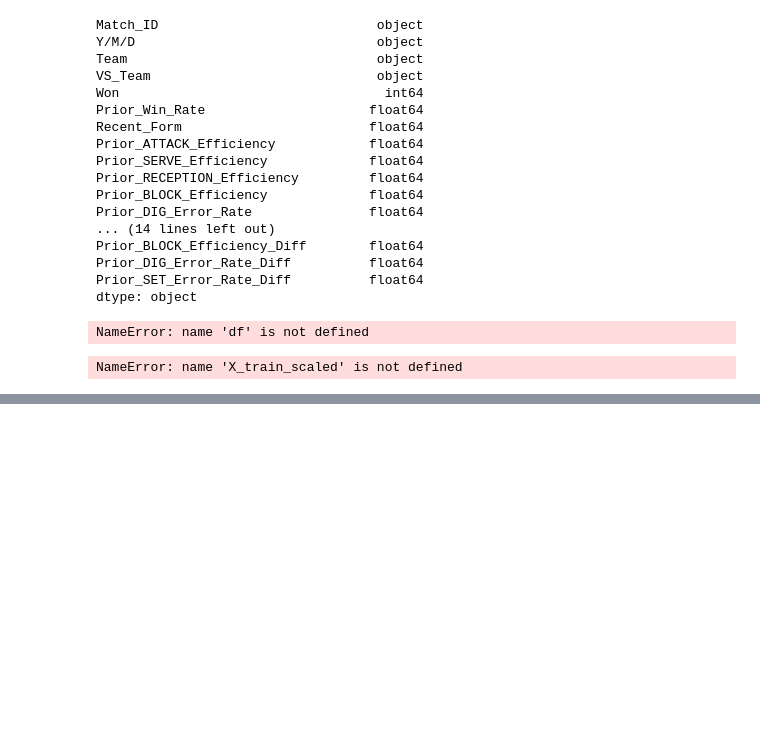
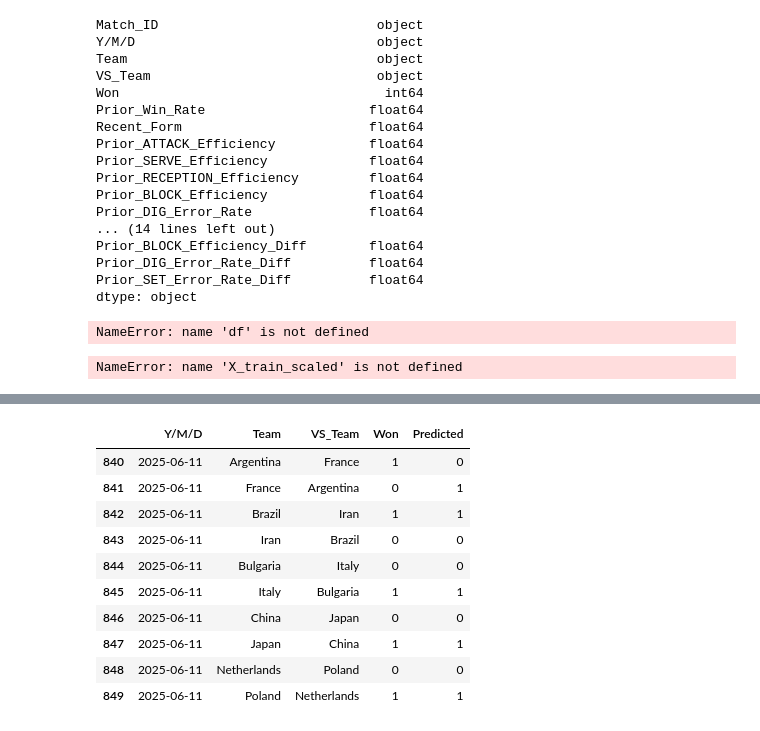
Before and after one commit to zxyn-86/vnl-predictor, a Jupyter notebook: notebooks/model_training.ipynb, the cells around one changed output, grey strips where cells are left out. Saved outputs shown, nothing was run; the diff lists cells and outputs as text; code cells hidden in the pictures; blank space fills up the shorter version.

Commit message:
first model iteration done add new features and experiment next

```diff
--- a/notebooks/model_training.ipynb
+++ b/notebooks/model_training.ipynb
@@ -115,7 +115,7 @@ import pandas as pd
 import numpy as np
 import os
 
-%pip install scikit-learn
+
 
 import pandas as pd
 
@@ -178,12 +178,54 @@ results = testing_df[
 
 results["Predicted"] = y_pred
 
+accuracy = accuracy_score(
+    y_test,
+    y_pred
+)
+
+print(f"Accuracy: {accuracy:.3f}")
+
+print(
+    classification_report(
+        y_test,
+        y_pred
+    )
+)
+
+print(
+    f"Accuracy: {accuracy_score(y_test, y_pred):.3f}"
+)
+
+print(
+    f"Precision: {precision_score(y_test, y_pred):.3f}"
+)
+
+print(
+    f"Recall: {recall_score(y_test, y_pred):.3f}"
+)
+
+print(
+    f"F1 Score: {f1_score(y_test, y_pred):.3f}"
+)
+
+cm = confusion_matrix(
+    y_test,
+    y_pred
+)
+
+print(cm)
+
+feature_importance = pd.DataFrame({
+    "Feature": feature_columns,
+    "Coefficient": model1.coef_[0]
+})
+
+feature_importance = feature_importance.sort_values(
+    "Coefficient",
+    ascending=False
+)
+
+print(feature_importance)
+
 results.head(10)
-
-count = 0
-for i in range(10):
-    if results.iloc[i]["Won"] == results.iloc[i]["Predicted"]:
-        count += 1
-
-print(f"accuracy: {count/10:.2%}")
 # %% [output]
@@ -199,0 +249,11 @@ accuracy: 80.00%
+|  | Y/M/D | Team | VS_Team | Won | Predicted |
+| 840 | 2025-06-11 | Argentina | France | 1 | 0 |
+| 841 | 2025-06-11 | France | Argentina | 0 | 1 |
+| 842 | 2025-06-11 | Brazil | Iran | 1 | 1 |
+| 843 | 2025-06-11 | Iran | Brazil | 0 | 0 |
+| 844 | 2025-06-11 | Bulgaria | Italy | 0 | 0 |
+| 845 | 2025-06-11 | Italy | Bulgaria | 1 | 1 |
+| 846 | 2025-06-11 | China | Japan | 0 | 0 |
+| 847 | 2025-06-11 | Japan | China | 1 | 1 |
+| 848 | 2025-06-11 | Netherlands | Poland | 0 | 0 |
+| 849 | 2025-06-11 | Poland | Netherlands | 1 | 1 |
```
Also changed, not shown: parts of 7 cells of this notebook, 2 other files.
